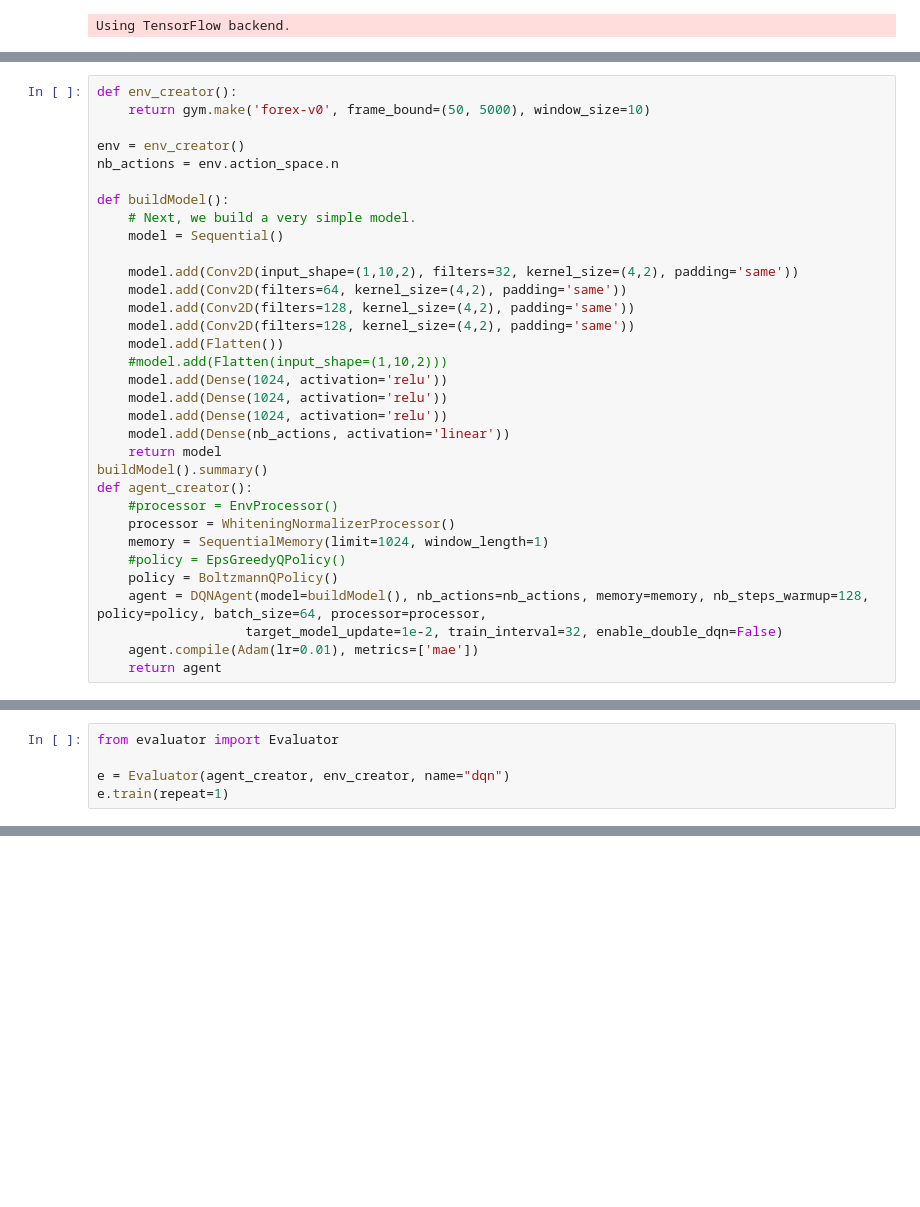
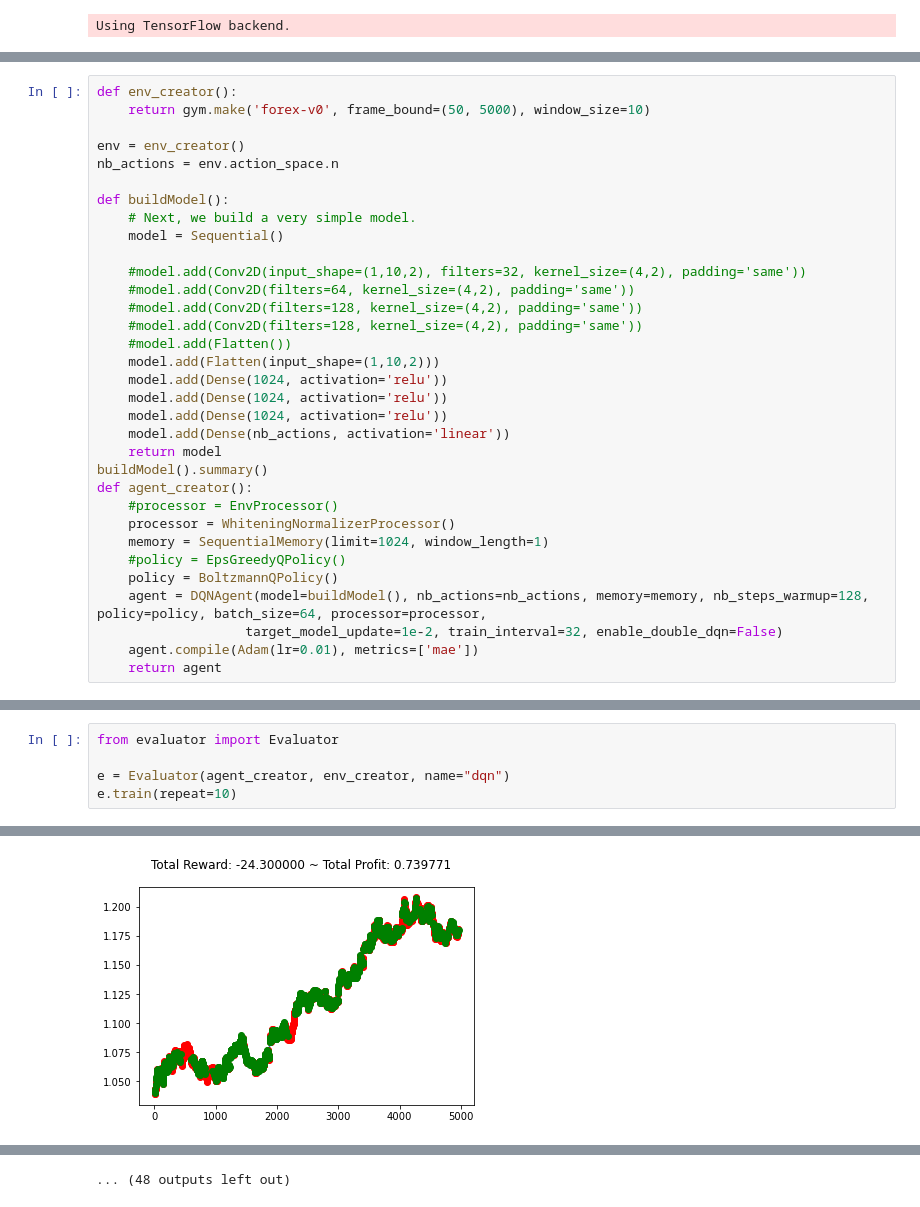
Before and after one commit to wliant/mtech-sls, a Jupyter notebook: TestEvaluation.ipynb, the cells around one changed output, grey strips where cells are left out. Saved outputs shown, nothing was run; the diff lists cells and outputs as text; blank space fills up the shorter version.

```diff
--- a/TestEvaluation.ipynb
+++ b/TestEvaluation.ipynb
@@ -71,12 +38,12 @@ def buildModel():
     # Next, we build a very simple model.
     model = Sequential()
 
-    model.add(Conv2D(input_shape=(1,10,2), filters=32, kernel_size=(4,2), padding='same'))
-    model.add(Conv2D(filters=64, kernel_size=(4,2), padding='same'))
-    model.add(Conv2D(filters=128, kernel_size=(4,2), padding='same'))
-    model.add(Conv2D(filters=128, kernel_size=(4,2), padding='same'))
-    model.add(Flatten())
-    #model.add(Flatten(input_shape=(1,10,2)))
+    #model.add(Conv2D(input_shape=(1,10,2), filters=32, kernel_size=(4,2), padding='same'))
+    #model.add(Conv2D(filters=64, kernel_size=(4,2), padding='same'))
+    #model.add(Conv2D(filters=128, kernel_size=(4,2), padding='same'))
+    #model.add(Conv2D(filters=128, kernel_size=(4,2), padding='same'))
+    #model.add(Flatten())
+    model.add(Flatten(input_shape=(1,10,2)))
     model.add(Dense(1024, activation='relu'))
     model.add(Dense(1024, activation='relu'))
     model.add(Dense(1024, activation='relu'))
@@ -115,7 +85,7 @@ _________________________________________________________________
 from evaluator import Evaluator
 
 e = Evaluator(agent_creator, env_creator, name="dqn")
-e.train(repeat=1)
+e.train(repeat=10)
 # %% [output]
 starting train 1
 ------------------ new episode begin, environment reset -----------------------------
@@ -129,0 +102 @@ Use tf.cast instead.
+[figure, added]
@@ -130,2 +122,3 @@ Use tf.cast instead.
+... (48 outputs left out)
 # %%
 e.process_train_result()
```
Also changed, not shown: parts of 12 cells of this notebook.
